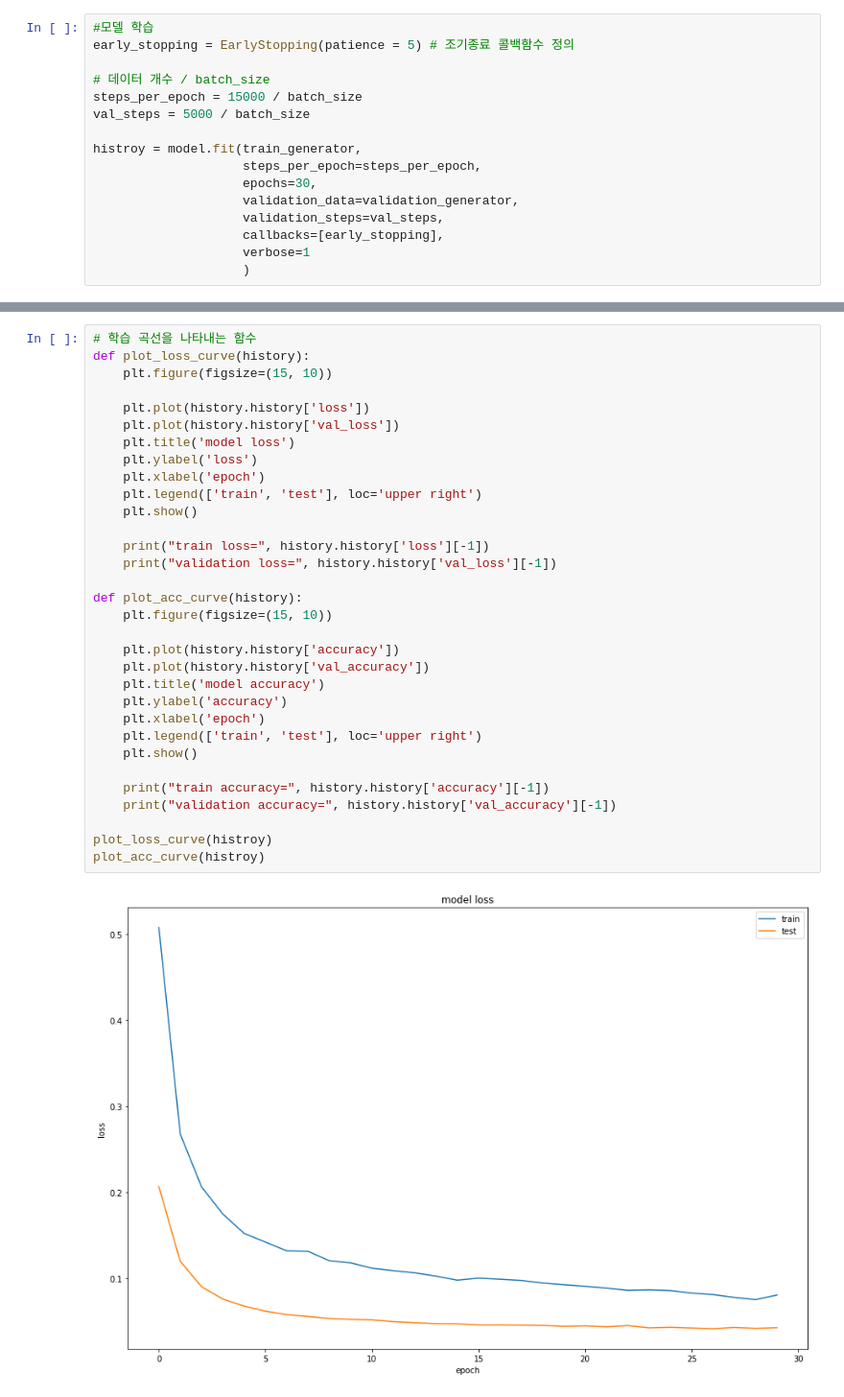
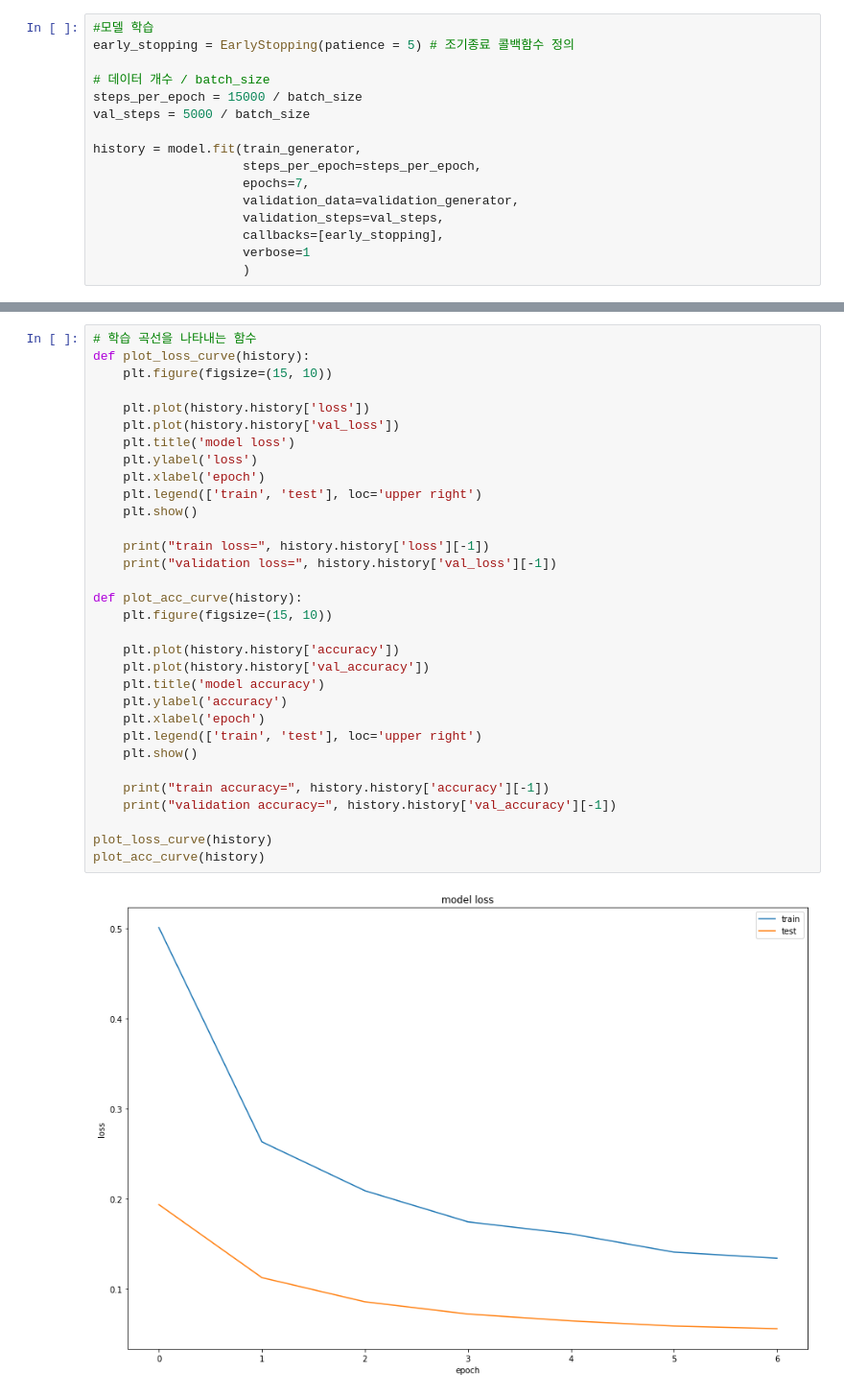
Before and after one commit to dltmdgh1994/multicampus, a Jupyter notebook: NN/DogVsCat_TF2.x_CNN_ImgGen_EfficientNet.ipynb, the cells around one changed output, grey strips where cells are left out. Shown at 96% size. Saved outputs shown, nothing was run; the diff lists cells and outputs as text.

```diff
--- a/NN/DogVsCat_TF2.x_CNN_ImgGen_EfficientNet.ipynb
+++ b/NN/DogVsCat_TF2.x_CNN_ImgGen_EfficientNet.ipynb
@@ -109,9 +99,9 @@ early_stopping = EarlyStopping(patience = 5) # 조기종료 콜백함수 정의
 steps_per_epoch = 15000 / batch_size
 val_steps = 5000 / batch_size
 
-histroy = model.fit(train_generator,
+history = model.fit(train_generator,
                     steps_per_epoch=steps_per_epoch,
-                    epochs=30,
+                    epochs=7,
                     validation_data=validation_generator,
                     validation_steps=val_steps,
                     callbacks=[early_stopping],
@@ -139,33 +126,33 @@ Epoch 30/30
 # 학습 곡선을 나타내는 함수
 def plot_loss_curve(history):
     plt.figure(figsize=(15, 10))
 
     plt.plot(history.history['loss'])
     plt.plot(history.history['val_loss'])
     plt.title('model loss')
     plt.ylabel('loss')
     plt.xlabel('epoch')
     plt.legend(['train', 'test'], loc='upper right')
     plt.show()
 
     print("train loss=", history.history['loss'][-1])
     print("validation loss=", history.history['val_loss'][-1])
 
 def plot_acc_curve(history):
     plt.figure(figsize=(15, 10))
 
     plt.plot(history.history['accuracy'])
     plt.plot(history.history['val_accuracy'])
     plt.title('model accuracy')
     plt.ylabel('accuracy')
     plt.xlabel('epoch')
     plt.legend(['train', 'test'], loc='upper right')
     plt.show()
 
     print("train accuracy=", history.history['accuracy'][-1])
     print("validation accuracy=", history.history['val_accuracy'][-1])
 
-plot_loss_curve(histroy)
-plot_acc_curve(histroy)
+plot_loss_curve(history)
+plot_acc_curve(history)
 # %% [output]
-[figure, old version]
+[figure, new version]
```
Also changed, not shown: parts of 18 cells of this notebook, 1 other file.
